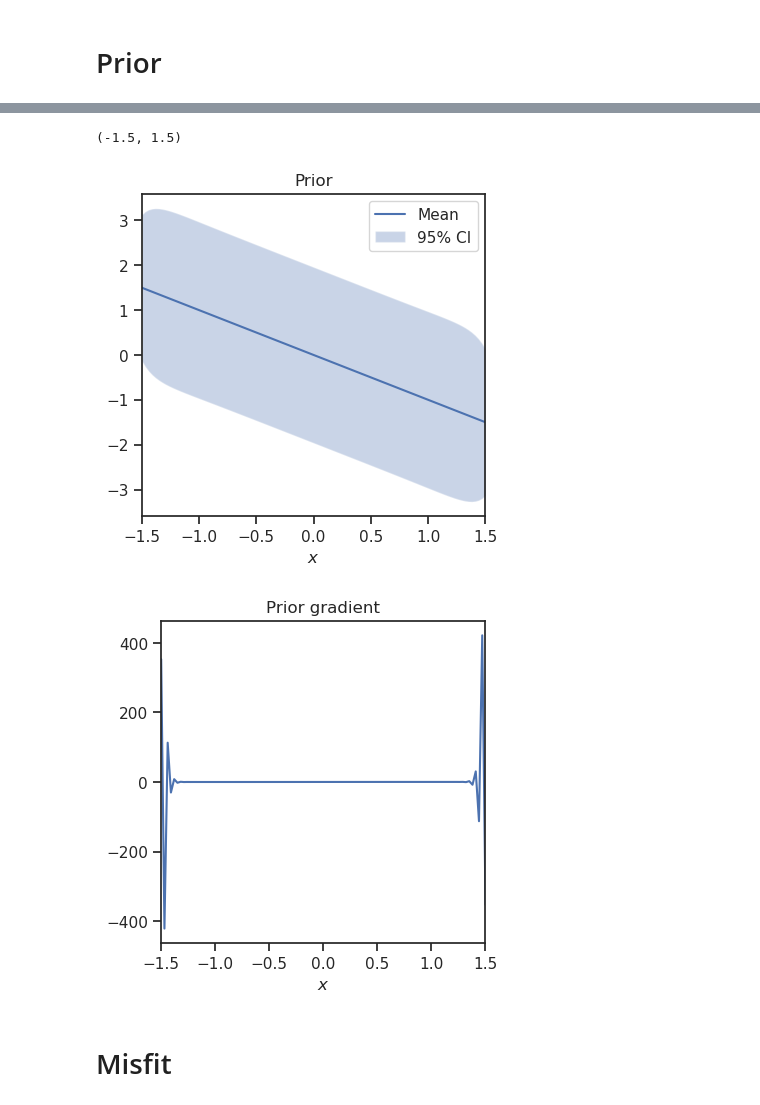
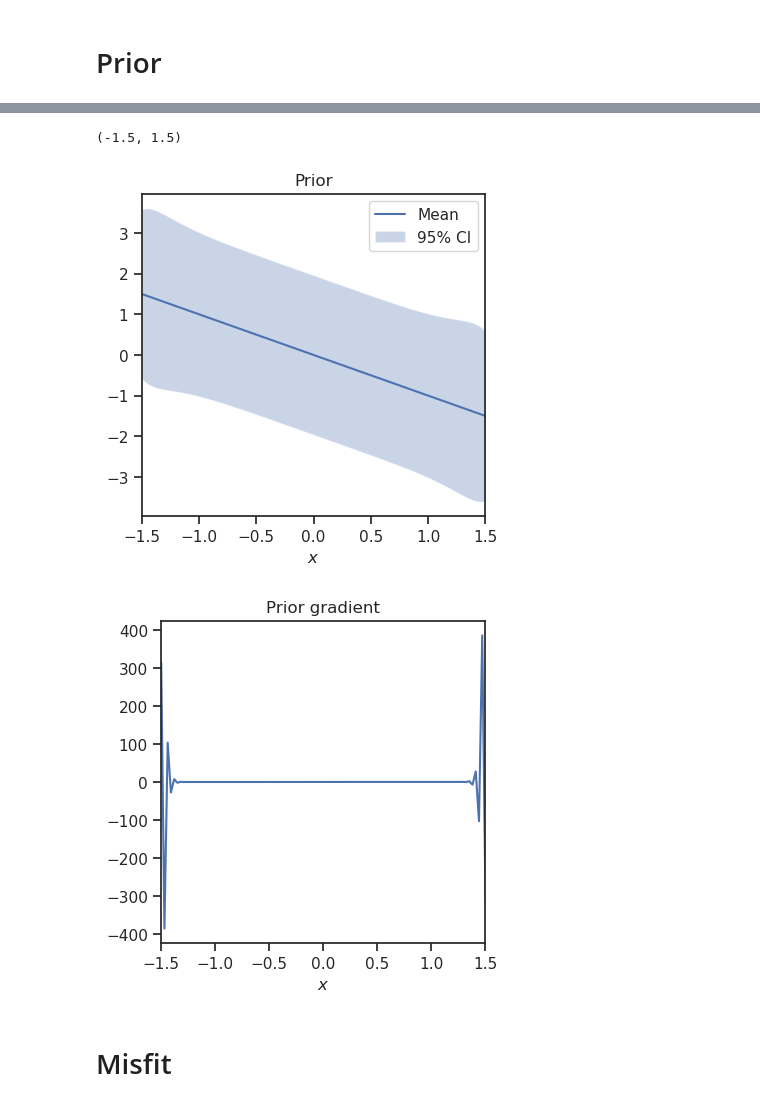
Before and after one commit to maximilian-kruse/SPIN, a Jupyter notebook: examples/1D_drift_mfpt.ipynb, the cells around one changed output, grey strips where cells are left out. Cells and saved outputs as stored; diff of their text form; code cells hidden in the pictures.

```diff
--- a/examples/1D_drift_mfpt.ipynb
+++ b/examples/1D_drift_mfpt.ipynb
@@ -111,46 +84,38 @@ prior_settings = prior.PriorSettings(
     variance=("1",),
     correlation_length=("1",),
     robin_bc=True,
+    robin_bc_const=3.0
 )
 prior_builder = prior.BilaplacianVectorPriorBuilder(prior_settings)
 spin_prior = prior_builder.build()
 prior_variance = spin_prior.compute_variance_with_boundaries(
     method="Randomized", num_eigenvalues_randomized=100
 )
-prior_precision = spin_prior.compute_precision_with_boundaries()
-true_parameter = converter.create_dolfin_function(
-    ("-2*std::pow(x[0],3) + 3*x[0]",),
-    spin_problem.function_space_parameters,
-)
-prior_grad_vector = dl.Vector(true_parameter.vector())
-spin_prior.hippylib_prior.grad(true_parameter.vector(), prior_grad_vector)
-prior_grad_array = converter.convert_to_numpy(
-    prior_grad_vector, spin_problem.function_space_parameters
-)
+prior_gradient = spin_prior.evaluate_gradient(true_parameter)
 # %%
 _, ax = plt.subplots(figsize=(4, 4), layout="constrained")
 ax.plot(parameter_coordinates, spin_prior.mean_array, label="Mean")
 ax.fill_between(
     parameter_coordinates.flatten(),
     spin_prior.mean_array - 1.96 * np.sqrt(prior_variance),
     spin_prior.mean_array + 1.96 * np.sqrt(prior_variance),
     alpha=0.3,
     label="95% CI",
 )
 ax.set_title("Prior")
 ax.set_xlabel(r"$x$")
 ax.set_xlim(-1.5, 1.5)
 ax.legend()
 
 _, ax = plt.subplots(figsize=(4, 4), layout="constrained")
-ax.plot(parameter_coordinates, prior_grad_array)
+ax.plot(parameter_coordinates, prior_gradient)
 ax.set_title("Prior gradient")
 ax.set_xlabel(r"$x$")
 ax.set_xlim(-1.5, +1.5)
 # %% [output]
 (-1.5, 1.5)
-[figure, old version]
+[figure, new version]
-[figure, old version]
+[figure, new version]
 # %% [markdown]
 # Misfit
 # %%
```
Also changed, not shown: parts of 5 cells of this notebook, 7 other files.
